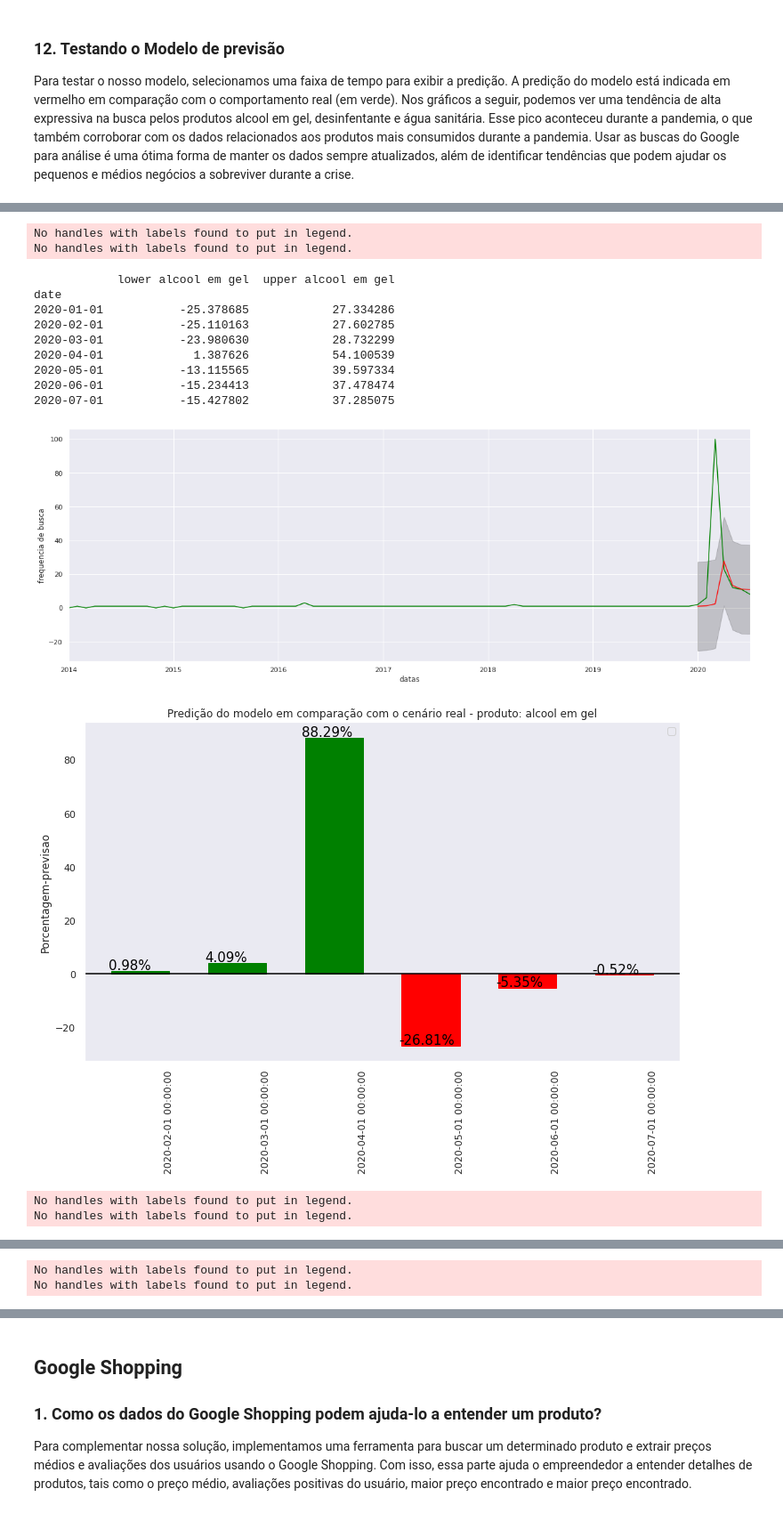
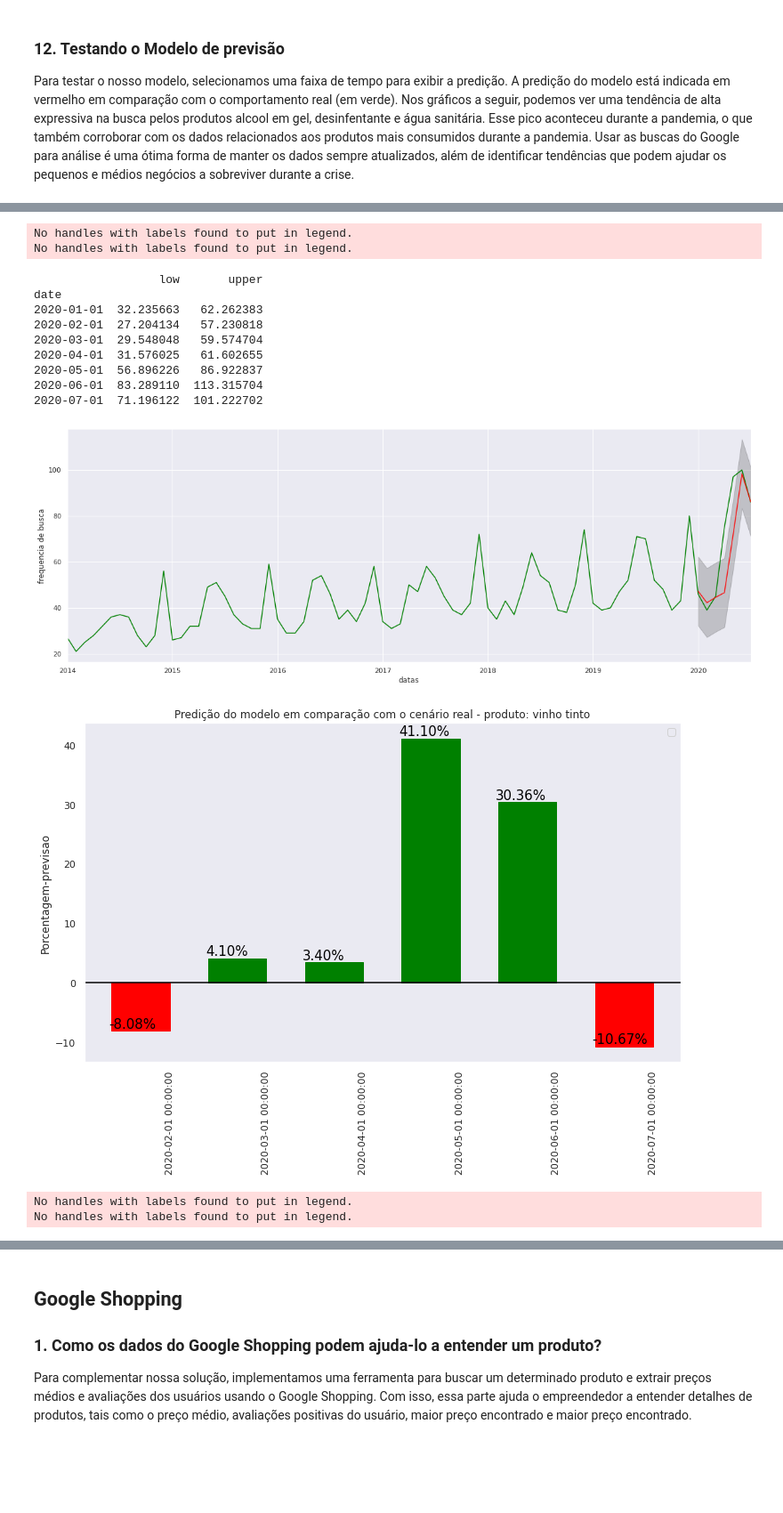
Before and after one commit to vitorglemos/santander-data-challenger, a Jupyter notebook: Data_Challenge_2020.ipynb, the cells around one changed output, grey strips where cells are left out. Shown at 89% size. Drawn from its saved outputs; the diff is of its cells as text; code cells hidden in the pictures; blank space fills up the shorter version.

Commit message:
New labels

```diff
--- a/Data_Challenge_2020.ipynb
+++ b/Data_Challenge_2020.ipynb
@@ -69,4 +90,8 @@ Vamos fazer uma busca de exemplo para ajudar:
 # %%
+exemplos = {'beleza': ["mascara capilar l'oreal", "colonia johnsons baby"],
+            'sanitario': ["alcool em gel", "desinfetante", "agua sanitaria"],
+            'bebidas': ["vinho tinto", "vinho branco"]}
+
 def get_google_trends_data(list_product, time_start, time_end, state=None, country='BR'):
     if state:
         sigla='{}-{}'.format(country, state)
@@ -81,8 +106,4 @@ def get_google_trends_data(list_product, time_start, time_end, state=None, count
 
     return pytrend.interest_over_time()
 
-list_product=["alcool em gel", "desinfetante", "agua sanitaria"]
-#list_product=["mascara capilar l'oreal" , "colonia johnsons baby"]
-dataset = get_google_trends_data(list_product=list_product,
-                            time_start='2014-01-01',
-                            time_end='2020-08-01')
+list_product=exemplos['bebidas']
@@ -318,6 +364,8 @@ Para testar o nosso modelo, selecionamos uma faixa de tempo para exibir a predi
+# %%
+predicao_apos = '2020-01-01'
 # %%
 def bar_graph_porcent(predicao_i):
-    np_array = np.array(predicao_i[f'upper {col}'])
+    np_array = np.array(predicao_i['upper'])
     variacao = []
     data_variacao = []
     colors_variacao = []
@@ -352,43 +400,44 @@ def bar_graph_porcent(predicao_i):
     ax.set_xticklabels(data_variacao, rotation=90)
     ax.legend()
 
 
 for model_i, col in zip(predict_model, list_product):
-    predicao_m = model_i.get_prediction(start=pd.to_datetime('2020-01-01'),
+    predicao_m = model_i.get_prediction(start=pd.to_datetime(predicao_apos),
                                         dynamic=False)
     predicao_i = predicao_m.conf_int()
 
     test_model = y['2014':][col].plot(label='real', color='green')
 
     predicao_m.predicted_mean.plot(ax=test_model, color='red',
                                    label='previsao', alpha=.9,
                                    figsize=(20, 7))
 
     test_model.fill_between(predicao_i.index,
                             predicao_i.iloc[:, 0],
                             predicao_i.iloc[:, 1], color='k', alpha=.2)
 
+    predicao_i.columns = ['low', 'upper']
     print(predicao_i)
     bar_graph_porcent(predicao_i)
     test_model.set_xlabel('datas')
     test_model.set_ylabel('frequencia de busca')
     plt.grid()
     plt.legend()
     plt.title(f"Predição do modelo em comparação com o cenário real - produto: {col}")
     plt.show()
 # %% [output]
 No handles with labels found to put in legend.
 No handles with labels found to put in legend.
-            lower alcool em gel  upper alcool em gel
+                  low       upper
 date
-2020-01-01           -25.378685            27.334286
-2020-02-01           -25.110163            27.602785
-2020-03-01           -23.980630            28.732299
-2020-04-01             1.387626            54.100539
-2020-05-01           -13.115565            39.597334
-2020-06-01           -15.234413            37.478474
-2020-07-01           -15.427802            37.285075
+2020-01-01  32.235663   62.262383
+2020-02-01  27.204134   57.230818
+2020-03-01  29.548048   59.574704
+2020-04-01  31.576025   61.602655
+2020-05-01  56.896226   86.922837
+2020-06-01  83.289110  113.315704
+2020-07-01  71.196122  101.222702
-[figure, old version]
+[figure, new version]
-[figure, old version]
+[figure, new version]
 No handles with labels found to put in legend.
 No handles with labels found to put in legend.
@@ -406,2 +454,0 @@ date
-No handles with labels found to put in legend.
-No handles with labels found to put in legend.
```
Also changed, not shown: parts of 23 cells of this notebook.
